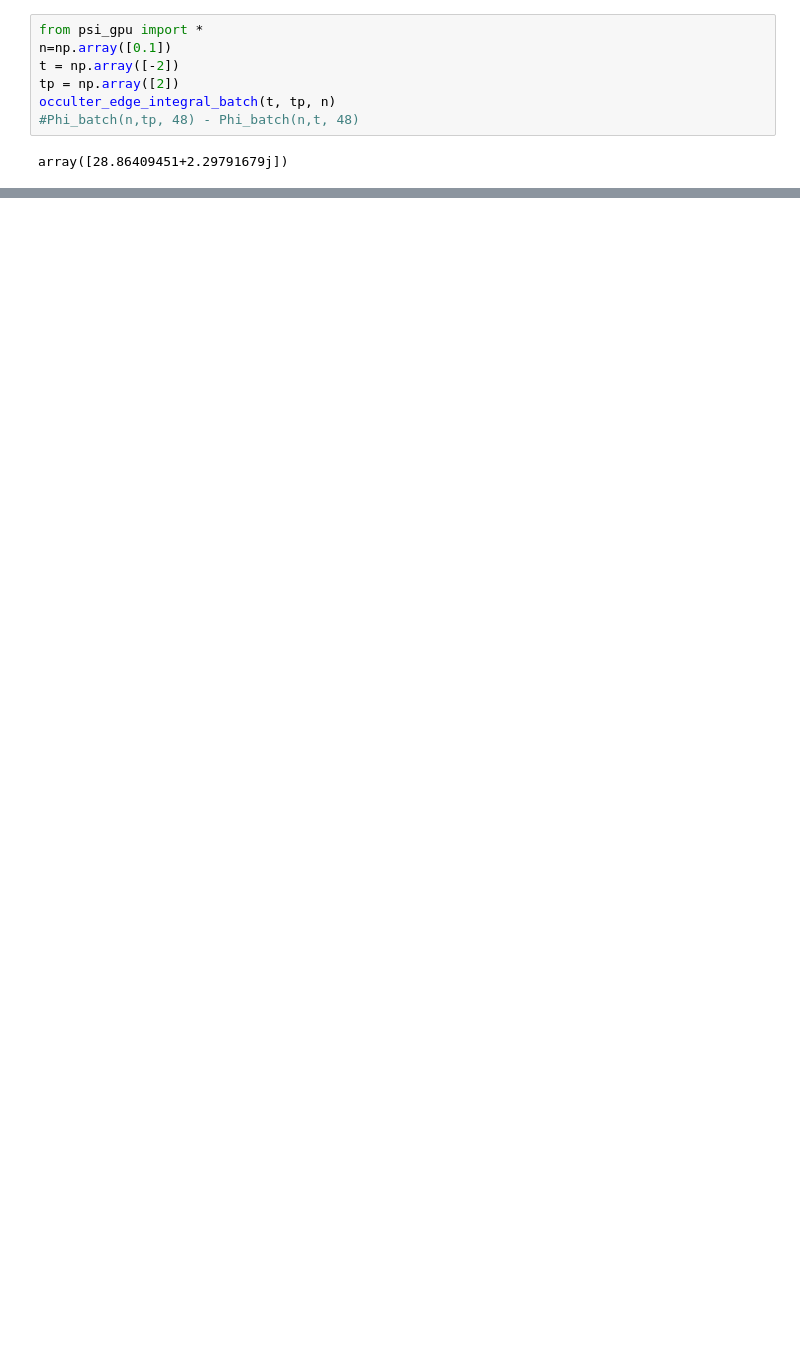
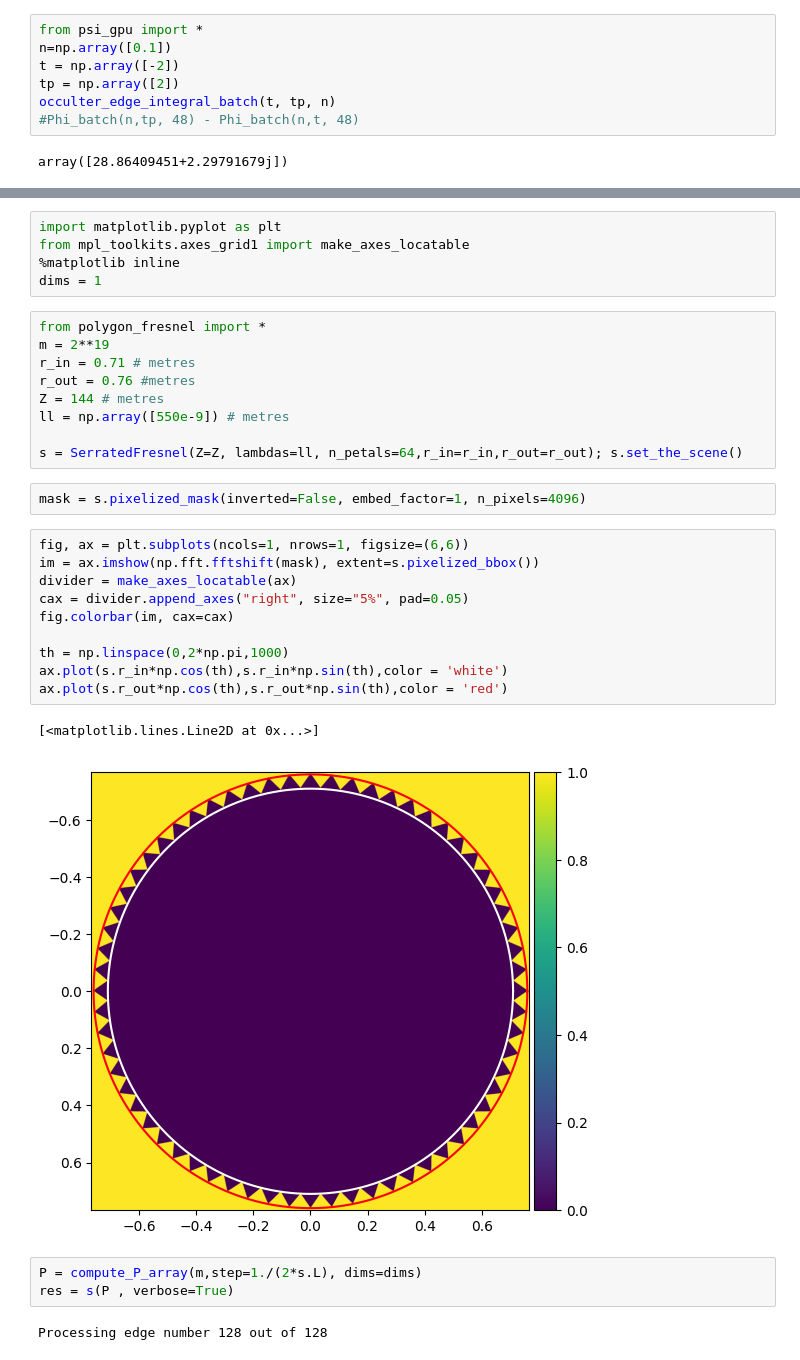
Before and after one commit to simon-prunet/polyFT, a Jupyter notebook: doFr.ipynb, the cells around one changed output, grey strips where cells are left out. Drawn from its saved outputs; the diff is of its cells as text; blank space fills up the shorter version.

```diff
--- a/doFr.ipynb
+++ b/doFr.ipynb
@@ -127,0 +112,34 @@ res_analytic.shape
+# %%
+import matplotlib.pyplot as plt
+from mpl_toolkits.axes_grid1 import make_axes_locatable
+%matplotlib inline
+dims = 1
+# %%
+from polygon_fresnel import *
+m = 2**19
+r_in = 0.71 # metres
+r_out = 0.76 #metres
+Z = 144 # metres
+ll = np.array([550e-9]) # metres
+
+s = SerratedFresnel(Z=Z, lambdas=ll, n_petals=64,r_in=r_in,r_out=r_out); s.set_the_scene()
+# %%
+mask = s.pixelized_mask(inverted=False, embed_factor=1, n_pixels=4096)
+# %%
+fig, ax = plt.subplots(ncols=1, nrows=1, figsize=(6,6))
+im = ax.imshow(np.fft.fftshift(mask), extent=s.pixelized_bbox())
+divider = make_axes_locatable(ax)
+cax = divider.append_axes("right", size="5%", pad=0.05)
+fig.colorbar(im, cax=cax)
+
+th = np.linspace(0,2*np.pi,1000)
+ax.plot(s.r_in*np.cos(th),s.r_in*np.sin(th),color = 'white')
+ax.plot(s.r_out*np.cos(th),s.r_out*np.sin(th),color = 'red')
+# %% [output]
+[<matplotlib.lines.Line2D at 0x...>]
+[figure, added]
+# %%
+P = compute_P_array(m,step=1./(2*s.L), dims=dims)
+res = s(P , verbose=True)
+# %% [output]
+Processing edge number 128 out of 128
```
Also changed, not shown: parts of 14 cells of this notebook, 2 other files.
